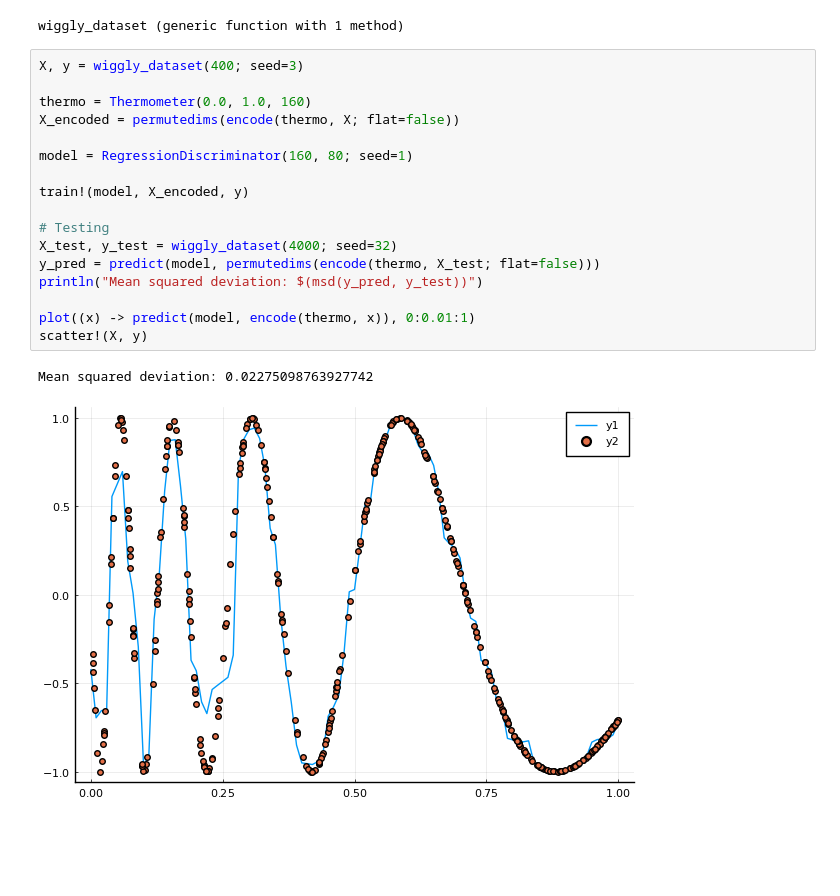
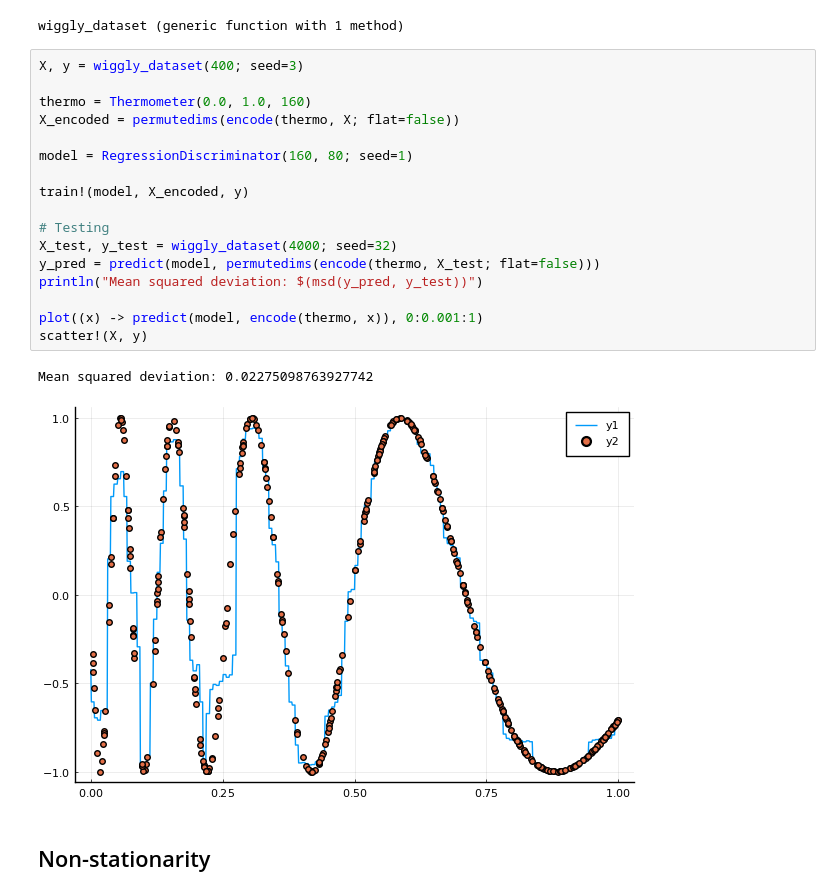
Before and after one commit to RafaelFK/Ramnet.jl, a Jupyter notebook: examples/Regression_with_WNN.ipynb, the cells around one changed output. Cells and saved outputs as stored; diff of their text form; blank space fills up the shorter version.

```diff
--- a/examples/Regression_with_WNN.ipynb
+++ b/examples/Regression_with_WNN.ipynb
@@ -65,20 +69,22 @@ wiggly_dataset (generic function with 1 method)
 # %%
 X, y = wiggly_dataset(400; seed=3)
 
 thermo = Thermometer(0.0, 1.0, 160)
 X_encoded = permutedims(encode(thermo, X; flat=false))
 
 model = RegressionDiscriminator(160, 80; seed=1)
 
 train!(model, X_encoded, y)
 
 # Testing
 X_test, y_test = wiggly_dataset(4000; seed=32)
 y_pred = predict(model, permutedims(encode(thermo, X_test; flat=false)))
 println("Mean squared deviation: $(msd(y_pred, y_test))")
 
-plot((x) -> predict(model, encode(thermo, x)), 0:0.01:1)
+plot((x) -> predict(model, encode(thermo, x)), 0:0.001:1)
 scatter!(X, y)
 # %% [output]
 Mean squared deviation: 0.02275098763927742
-[figure, old version]
+[figure, new version]
+# %% [markdown]
+## Non-stationarity
```
Also changed, not shown: parts of 5 cells of this notebook.
